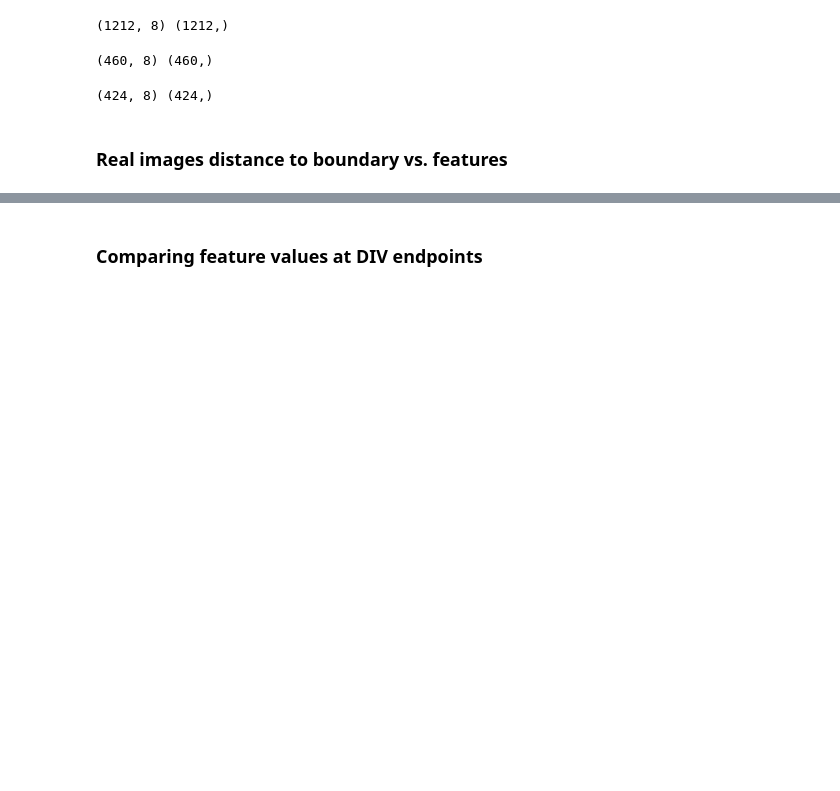
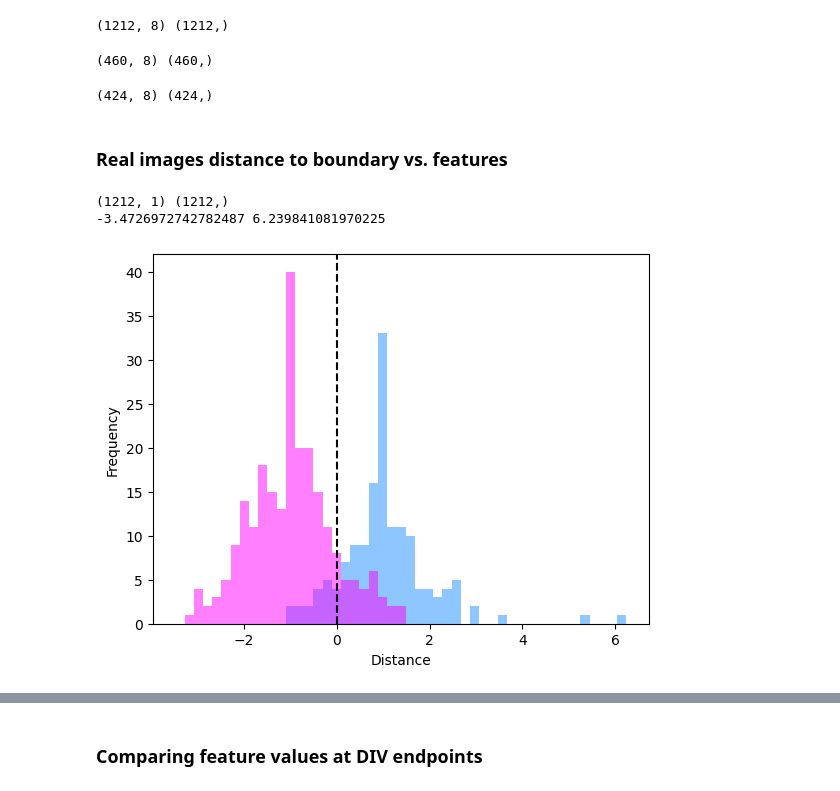
Before and after one commit to FLClab/STED-FM, a Jupyter notebook: experiments/diffusion-experiments/notebooks/synaptic_development.ipynb, the cells around one changed output, grey strips where cells are left out. Drawn from its saved outputs; the diff is of its cells as text; code cells hidden in the pictures; blank space fills up the shorter version.

```diff
--- a/experiments/diffusion-experiments/notebooks/synaptic_development.ipynb
+++ b/experiments/diffusion-experiments/notebooks/synaptic_development.ipynb
@@ -315,4 +320,30 @@ print(test_real_features.shape, test_real_labels.shape)
 (424, 8) (424,)
 # %% [markdown]
 ### Real images distance to boundary vs. features
+# %%
+def plot_histogram(distances_to_boundary: np.ndarray, labels: np.ndarray):
+    print(distances_to_boundary.shape, labels.shape)
+    unique_labels = np.unique(labels)
+    fig = plt.figure()
+    ax = fig.add_subplot(111)
+
+    m = np.min(distances_to_boundary)
+    M = np.max(distances_to_boundary)
+    print(m, M)
+
+    distances_c1 = distances_to_boundary[labels == unique_labels[0]]
+    distances_c2 = distances_to_boundary[labels == unique_labels[-1]]
+    ax.hist(distances_c1, bins=np.linspace(m, M, 50), alpha=0.5, color='dodgerblue', label="DIV25")
+    ax.hist(distances_c2, bins=np.linspace(m, M, 50), alpha=0.5, color='fuchsia', label="DIV12")
+
+    ax.axvline(0.0, color='black', linestyle='--', label="Decision boundary")
+    ax.set_xlabel("Distance")
+    ax.set_ylabel("Frequency")
+    plt.show()
+
+plot_histogram(train_real_distances, train_real_labels)
+# %% [output]
+(1212, 1) (1212,)
+-3.4726972742782487 6.239841081970225
+[figure, added]
 # %%
```
Also changed, not shown: parts of 9 cells of this notebook, 1 other file.
